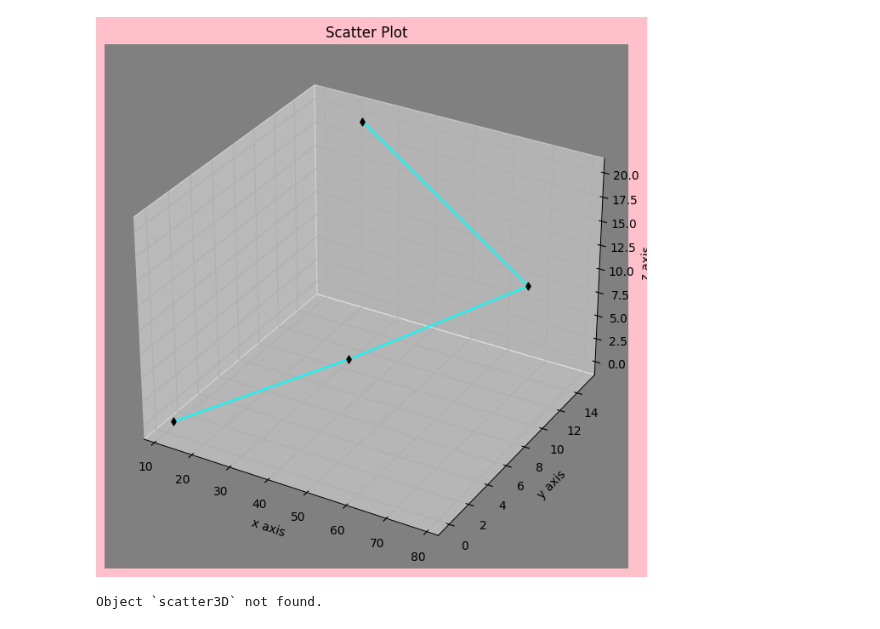
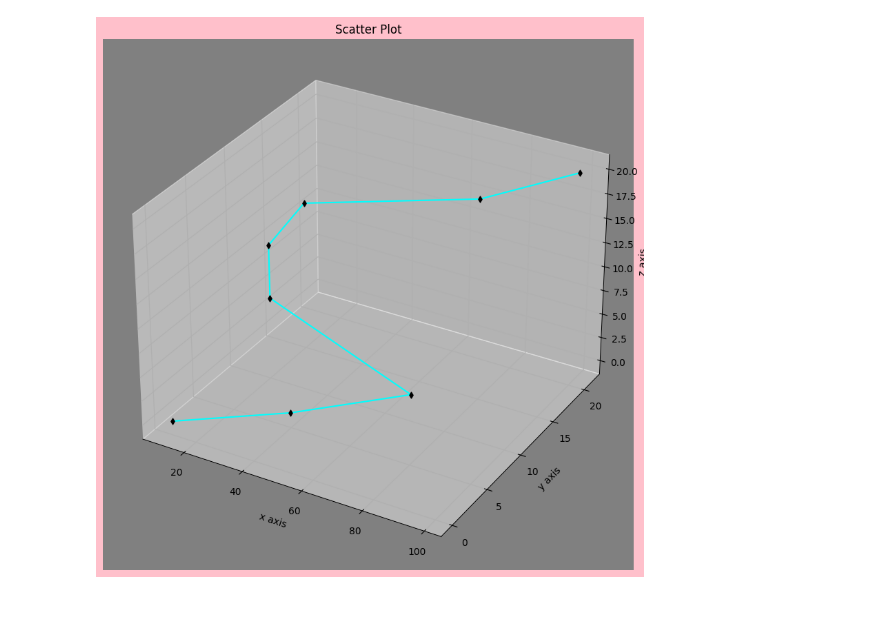
Before and after one commit to Rudra18GTHB/Codes, a Jupyter notebook: Visualization/Data Visualization/Exp10.ipynb, the cells around one changed output. Cells and saved outputs as stored; diff of their text form; code cells hidden in the pictures.

```diff
--- a/Visualization/Data Visualization/Exp10.ipynb
+++ b/Visualization/Data Visualization/Exp10.ipynb
@@ -3,24 +3,20 @@ import matplotlib.pyplot as plt
 import pandas as pd
 import numpy as np
 # %%
-x=np.array([12,45,78,23])
-y=np.arange(0,20,5)
-z=np.linspace(0,20,4,dtype=int)
+x=np.array([12,45,78,23,15,20,73,99])
+y=np.arange(0,24,3)
+z=np.linspace(0,20,8,dtype=int)
 # %%
-fig=plt.figure(figsize=(12,8),facecolor="pink")
+fig=plt.figure(figsize=(10,10),facecolor="pink")
 ax=plt.axes(projection="3d")
 ax.set_facecolor("Gray")
 ax.scatter3D(x,y,z, color="black", marker="d",depthshade=False)
 ax.set_xlabel("x axis")
 ax.set_ylabel("y axis")
 ax.set_zlabel("z axis")
 #ax.view_init(45,0)
 ax.set_title("Scatter Plot")
 ax.plot3D(x,y,z, color="cyan")
 fig.show()
 # %% [output]
-[figure, old version]
+[figure, new version]
-# %%
-scatter3D?
-# %% [output]
-Object `scatter3D` not found.
```
